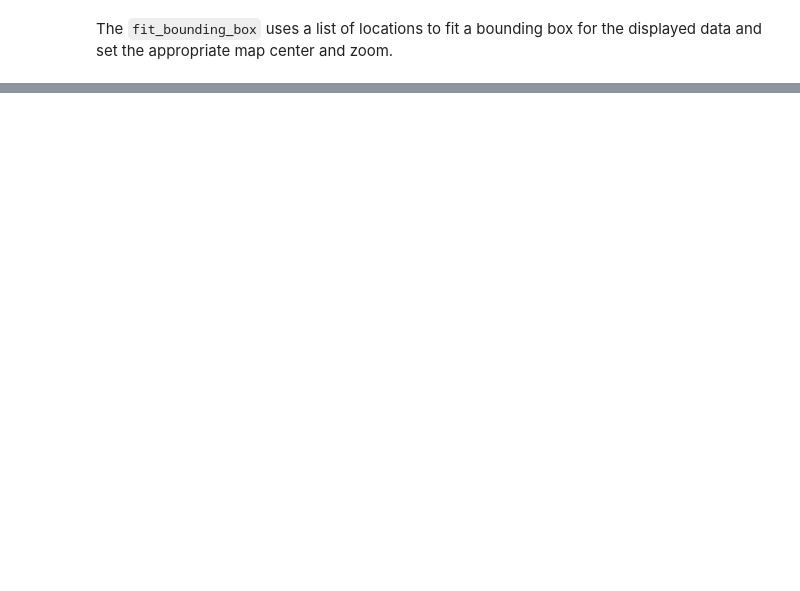
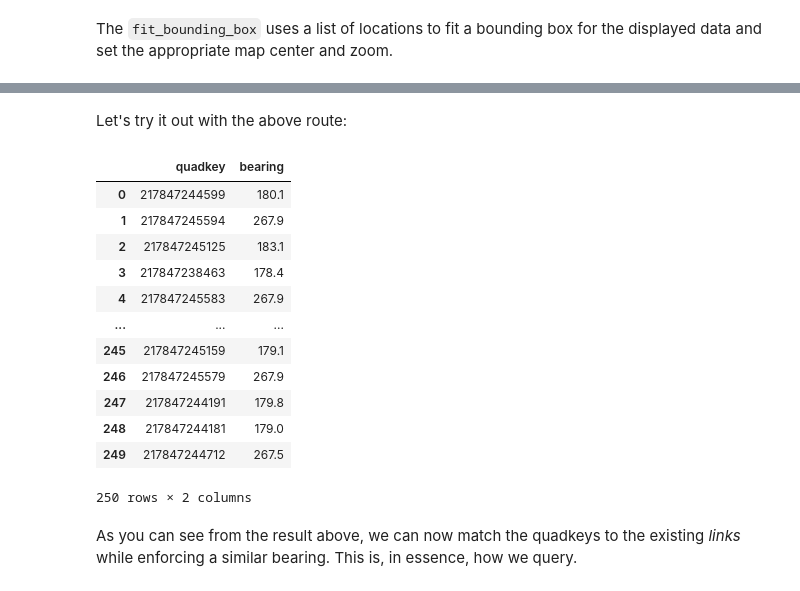
Before and after one commit to joaofig/eved-explore, a Jupyter notebook: 06-trajectory-querying.ipynb, the cells around one changed output, grey strips where cells are left out. Saved outputs shown, nothing was run; the diff lists cells and outputs as text; code cells hidden in the pictures; blank space fills up the shorter version.

```diff
--- a/06-trajectory-querying.ipynb
+++ b/06-trajectory-querying.ipynb
@@ -57,0 +31,2 @@ route = find_route(g,
+# %%
+gr = GraphRoute('Ann Arbor, Michigan')
@@ -184,2 +74,23 @@ def load_link_points(link_id):
+# %% [markdown]
+Let's try it out with the above route:
+# %%
+route_df = pd.DataFrame(data=gr.get_route_quadkeys(), columns=["quadkey", "bearing"])
+route_df
+# %% [output]
+|  | quadkey | bearing |
+| 0 | 217847244599 | 180.1 |
+| 1 | 217847245594 | 267.9 |
+| 2 | 217847245125 | 183.1 |
+| 3 | 217847238463 | 178.4 |
+| 4 | 217847245583 | 267.9 |
+| ... | ... | ... |
+| 245 | 217847245159 | 179.1 |
+| 246 | 217847245579 | 267.9 |
+| 247 | 217847244191 | 179.8 |
+| 248 | 217847244181 | 179.0 |
+| 249 | 217847244712 | 267.5 |
+250 rows × 2 columns
+# %% [markdown]
+As you can see from the result above, we can now match the quadkeys to the existing _links_ while enforcing a similar bearing. This is, in essence, how we query.
 # %%
 load_link_points(1)
```
Also changed, not shown: parts of 39 cells of this notebook, 1 other file.
